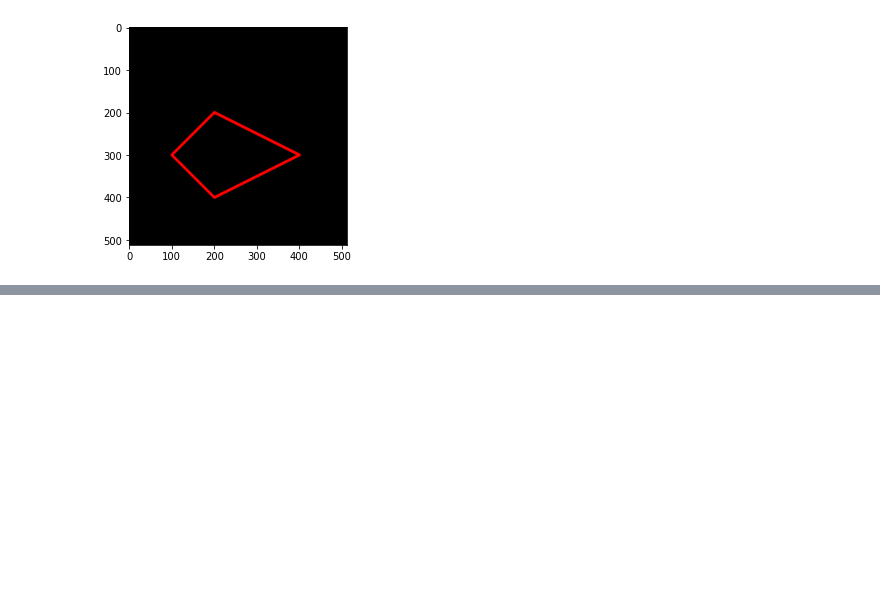
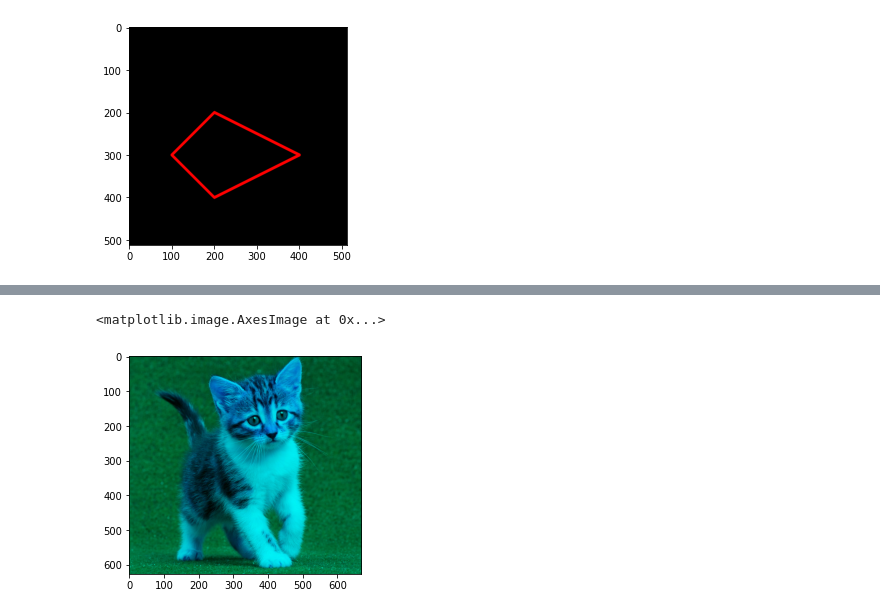
Before and after one commit to faridazizw/PCVK_Genap_2021, a Jupyter notebook: Week2.ipynb, the cells around one changed output, grey strips where cells are left out. Saved outputs shown, nothing was run; the diff lists cells and outputs as text; code cells hidden in the pictures; blank space fills up the shorter version.

```diff
--- a/Week2.ipynb
+++ b/Week2.ipynb
@@ -134,0 +146,8 @@ plt.imshow(black_img2)
+# %%
+# Green-Blue
+img_gb = img
+img_gb[:,:,0] = 0
+plt.imshow(img_gb)
+# %% [output]
+<matplotlib.image.AxesImage at 0x...>
+[figure, added]
```
Also changed, not shown: parts of 11 cells of this notebook.
